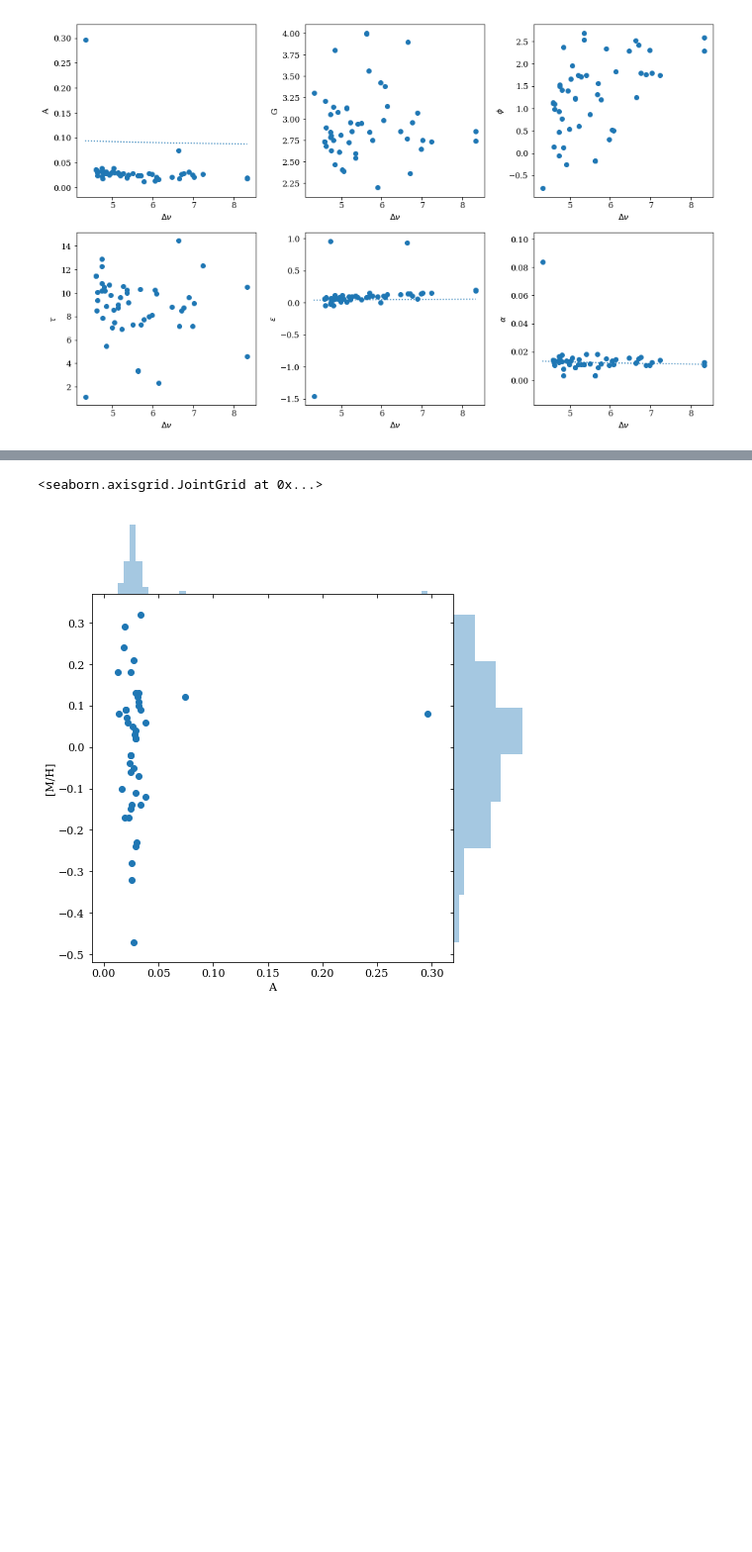
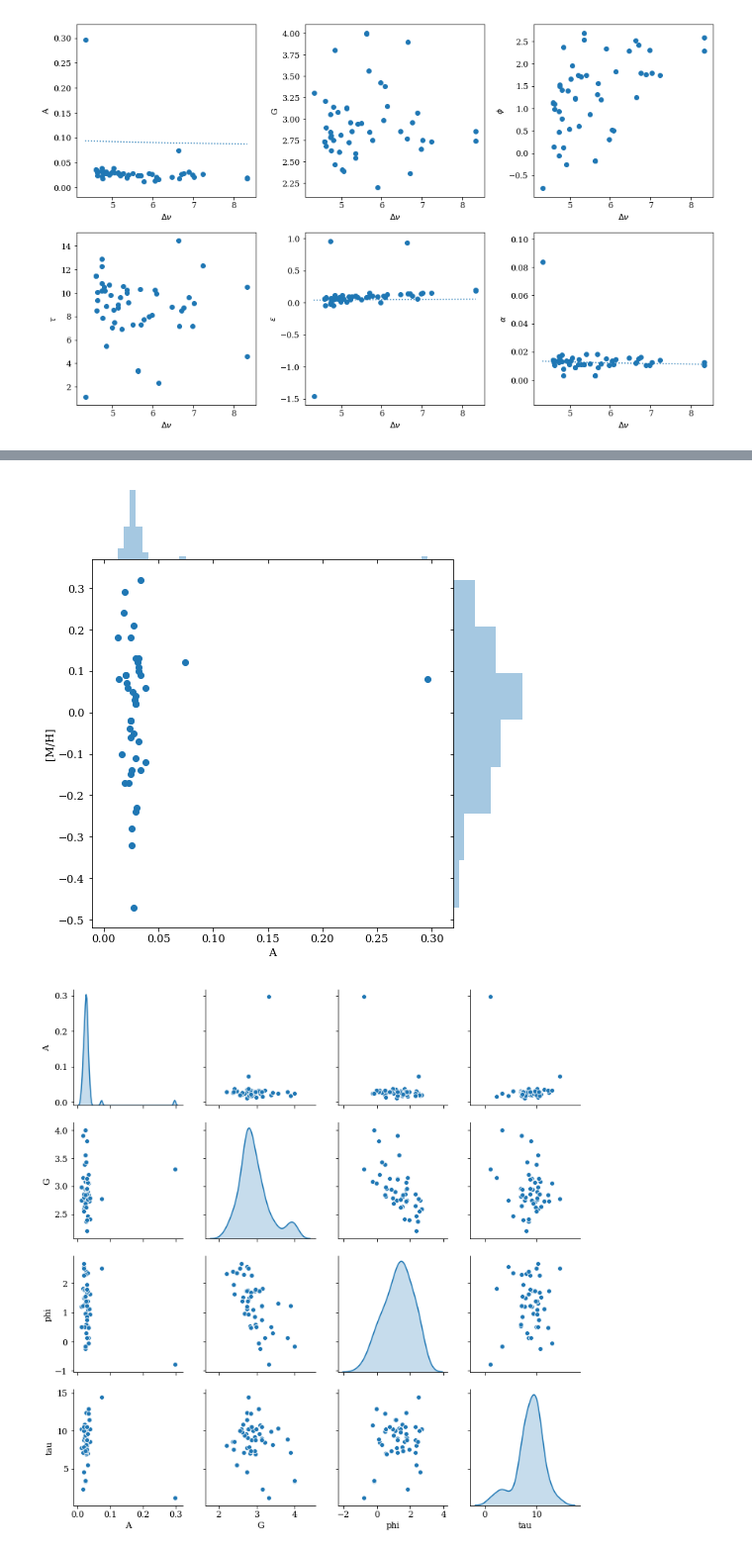
Before and after one commit to daw538/y4project, a Jupyter notebook: Dan_notebooks/fitanalysis.ipynb, the cells around one changed output, grey strips where cells are left out. Shown at 99% size. Saved outputs shown, nothing was run; the diff lists cells and outputs as text; code cells hidden in the pictures; blank space fills up the shorter version.

Commit message:
Added pairplot to fitanalysis.ipynb.

```diff
--- a/Dan_notebooks/fitanalysis.ipynb
+++ b/Dan_notebooks/fitanalysis.ipynb
@@ -98,7 +98,11 @@ display(df.head())
 | 3 | 9411366 | 4.910358 | 47.368545 | 0.064698 | 0.013659 | 0.025106 | 3.082391 | -0.253121 | 10.719545 | -0.14 |
 | 4 | 3429738 | 5.897368 | 56.127709 | 0.094538 | 0.015391 | 0.029235 | 2.195360 | 2.337548 | 7.993061 | -0.24 |
 # %%
-sns.jointplot(df['A'], df['[M/H]'], height=7, space=0)
+#f, ((ax1, ax2), (ax3, ax4)) = plt.subplots(2,2, figsize=(8,8))
+ax1 = sns.jointplot(df['A'], df['[M/H]'], height=7, space=0)
 # %% [output]
-<seaborn.axisgrid.JointGrid at 0x...>
 [figure]
+# %%
+ g = sns.pairplot(df, vars=["A", "G", "phi", "tau"], diag_kind='kde')
+# %% [output]
+[figure, added]
```
